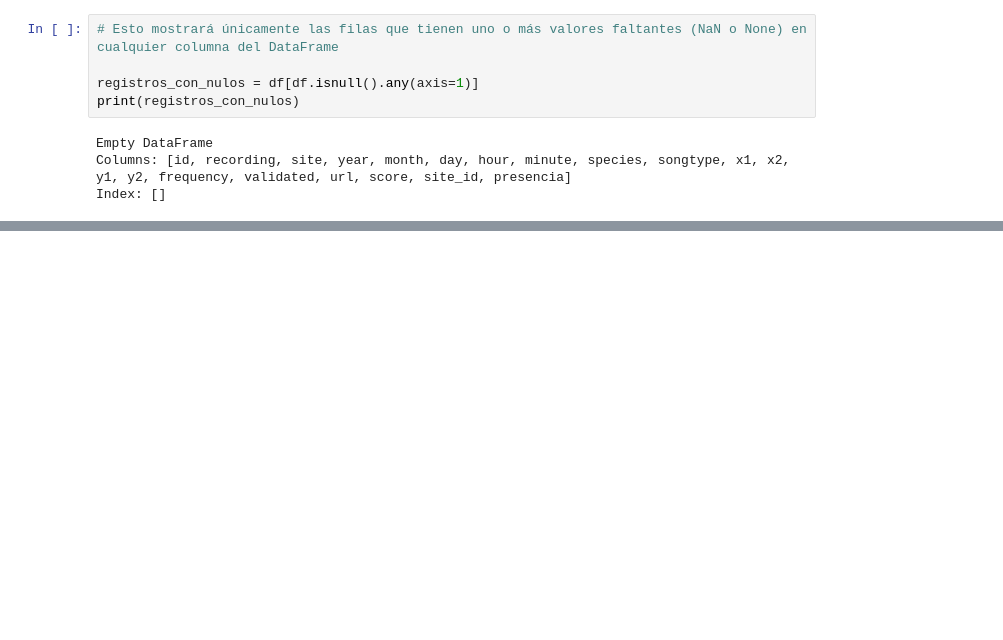
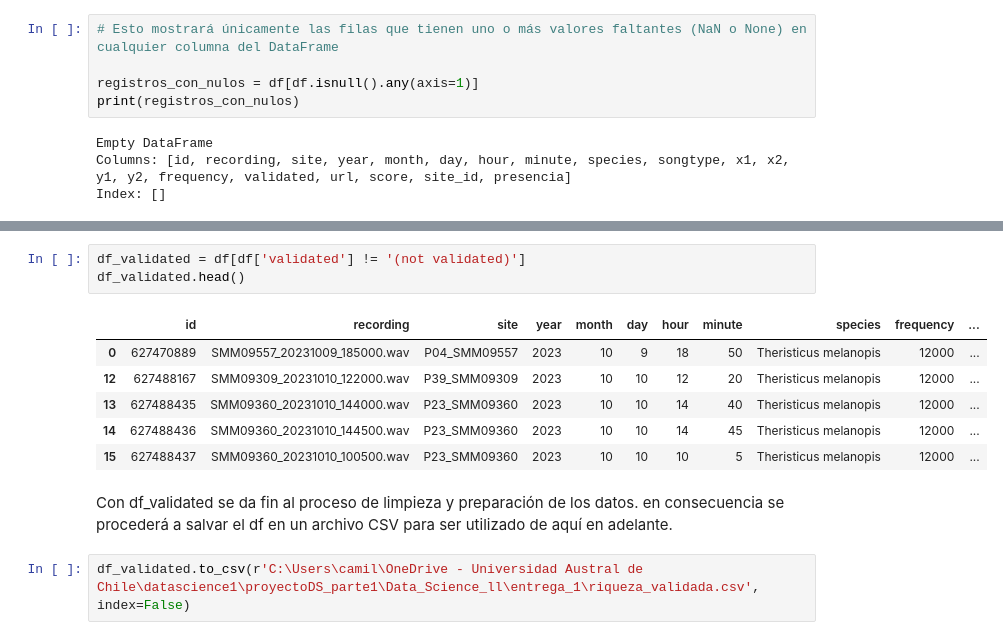
Before and after one commit to camilobehrens/Data_Science_ll, a Jupyter notebook: entrega_1/entrega.ipynb, the cells around one changed output, grey strips where cells are left out. Drawn from its saved outputs; the diff is of its cells as text; blank space fills up the shorter version.

```diff
--- a/entrega_1/entrega.ipynb
+++ b/entrega_1/entrega.ipynb
@@ -89,0 +162,14 @@ Index: []
+# %%
+df_validated = df[df['validated'] != '(not validated)']
+df_validated.head()
+# %% [output]
+|  | id | recording | site | year | month | day | hour | minute | species | frequency | ... |
+| 0 | 627470889 | SMM09557_20231009_185000.wav | P04_SMM09557 | 2023 | 10 | 9 | 18 | 50 | Theristicus melanopis | 12000 | ... |
+| 12 | 627488167 | SMM09309_20231010_122000.wav | P39_SMM09309 | 2023 | 10 | 10 | 12 | 20 | Theristicus melanopis | 12000 | ... |
+| 13 | 627488435 | SMM09360_20231010_144000.wav | P23_SMM09360 | 2023 | 10 | 10 | 14 | 40 | Theristicus melanopis | 12000 | ... |
+| 14 | 627488436 | SMM09360_20231010_144500.wav | P23_SMM09360 | 2023 | 10 | 10 | 14 | 45 | Theristicus melanopis | 12000 | ... |
+| 15 | 627488437 | SMM09360_20231010_100500.wav | P23_SMM09360 | 2023 | 10 | 10 | 10 | 5 | Theristicus melanopis | 12000 | ... |
+# %% [markdown]
+Con df_validated se da fin al proceso de limpieza y preparación de los datos. en consecuencia se procederá a salvar el df en un archivo CSV para ser utilizado de aquí en adelante.
+# %%
+df_validated.to_csv(r'C:\Users\camil\OneDrive - Universidad Austral de Chile\datascience1\proyectoDS_parte1\Data_Science_ll\entrega_1\riqueza_validada.csv', index=False)
```
Also changed, not shown: parts of 13 cells of this notebook, 3 other files.
